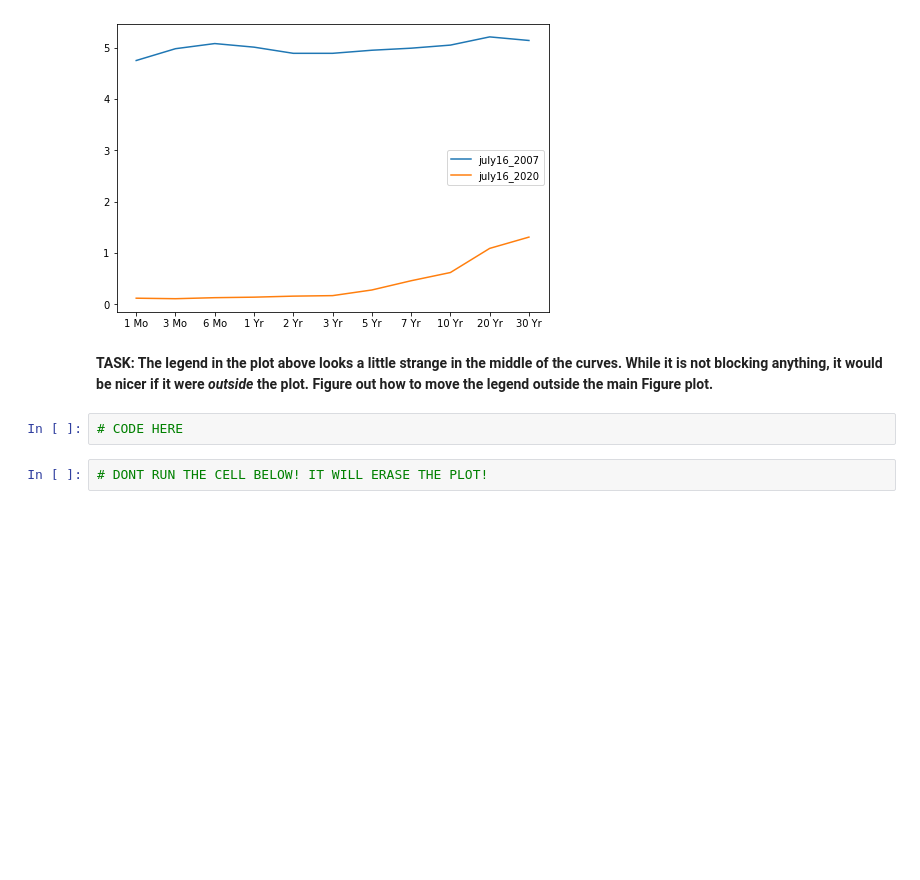
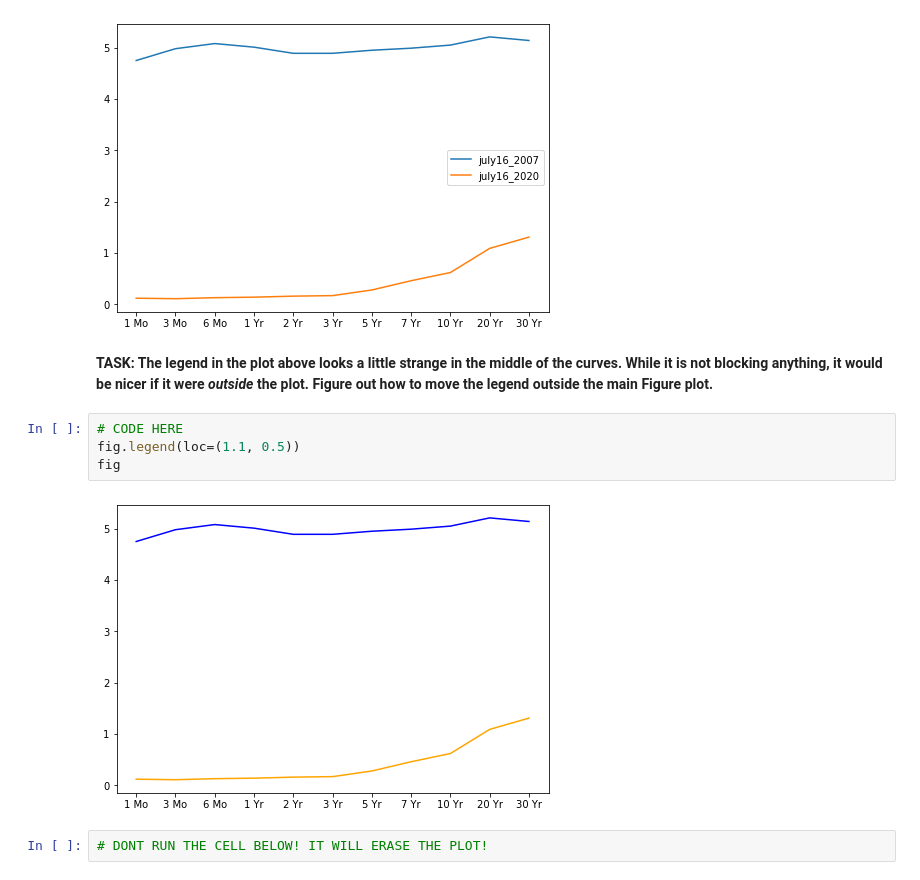
Before and after one commit to alpha-nero1/2021-Python-for-Machine-Learning-Data-Science-Masterclass, a Jupyter notebook: 04-Matplotlib/04-Matplotlib Exercises .ipynb, the cells around one changed output. Drawn from its saved outputs; the diff is of its cells as text; blank space fills up the shorter version.

```diff
--- a/04-Matplotlib/04-Matplotlib Exercises .ipynb
+++ b/04-Matplotlib/04-Matplotlib Exercises .ipynb
@@ -103,8 +143,12 @@ july16_2020 = [0.12,0.11,0.13,0.14,0.16,0.17,0.28,0.46,0.62,1.09,1.31]
 [figure]
 # %% [markdown]
 **TASK: The legend in the plot above looks a little strange in the middle of the curves. While it is not blocking anything, it would be nicer if it were *outside* the plot. Figure out how to move the legend outside the main Figure plot.**
-# %%
-# CODE HERE
+# %%
+# CODE HERE
+fig.legend(loc=(1.1, 0.5))
+fig
+# %% [output]
+[figure, added]
 # %%
 # DONT RUN THE CELL BELOW! IT WILL ERASE THE PLOT!
 # %%
```
Also changed, not shown: parts of 14 cells of this notebook, 5 other files.
